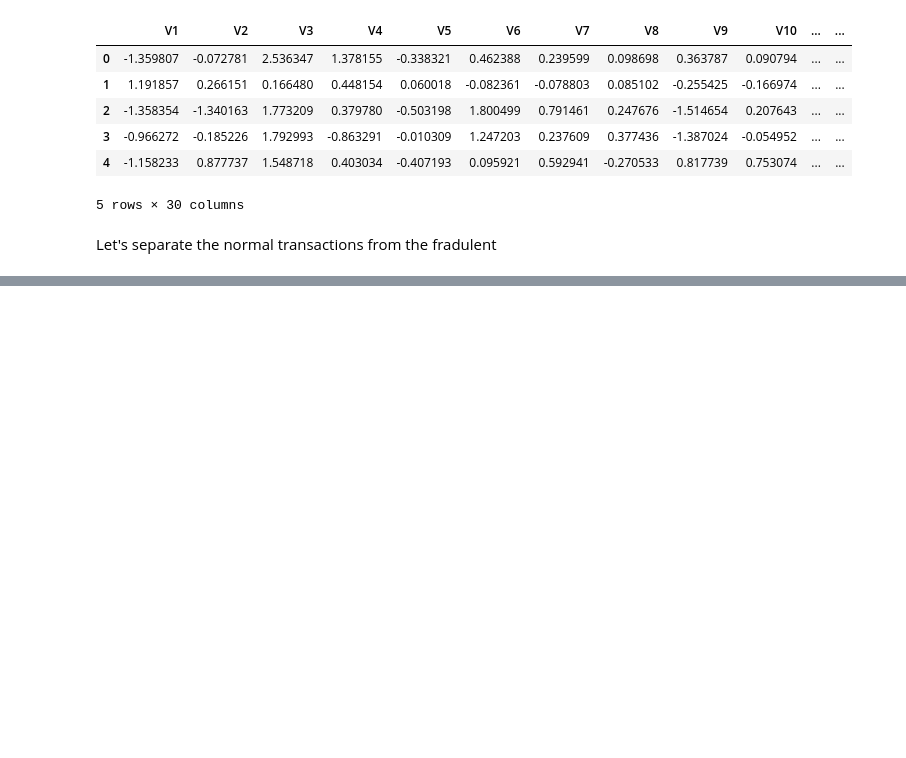
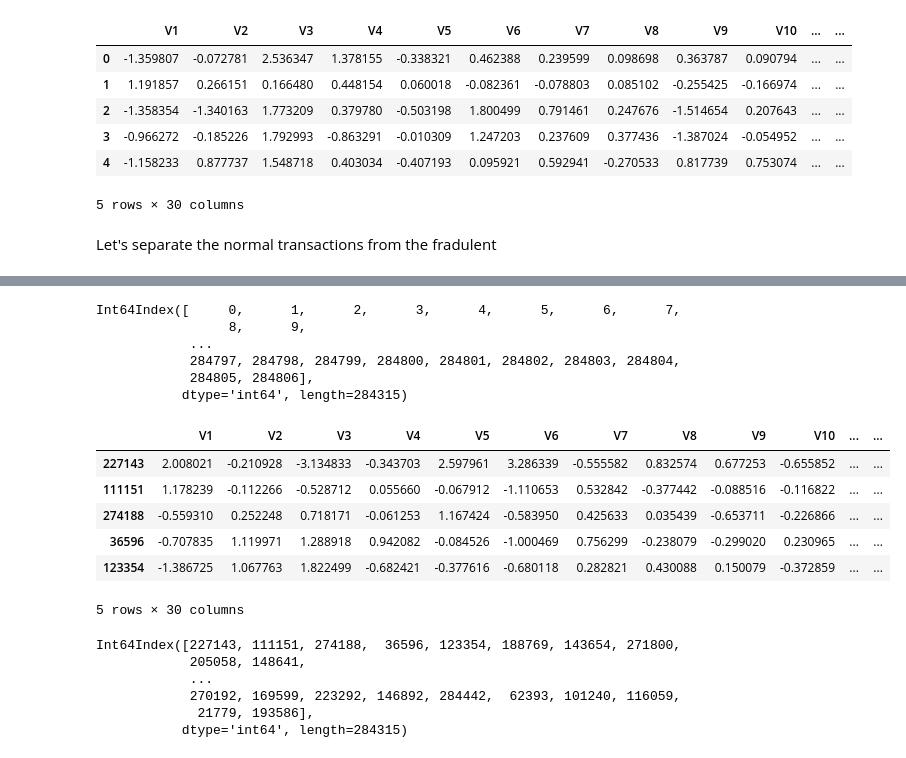
Before and after one commit to sushant2811/CreditCardFraudDetection, a Jupyter notebook: CCFraud-AnomalyDetection.ipynb, the cells around one changed output, grey strips where cells are left out. Drawn from its saved outputs; the diff is of its cells as text; code cells hidden in the pictures; blank space fills up the shorter version.

Commit message:
Splitting the normal data

```diff
--- a/CCFraud-AnomalyDetection.ipynb
+++ b/CCFraud-AnomalyDetection.ipynb
@@ -88,0 +115,30 @@ NormalTransaction = dfMod[dfMod['Class'] == 0]
+# %%
+NormalTransaction.index
+# %% [output]
+Int64Index([     0,      1,      2,      3,      4,      5,      6,      7,
+                 8,      9,
+            ...
+            284797, 284798, 284799, 284800, 284801, 284802, 284803, 284804,
+            284805, 284806],
+           dtype='int64', length=284315)
+# %%
+NormalTransactionShuffled = NormalTransaction.sample(frac = 1)
+# %%
+NormalTransactionShuffled.head()
+# %% [output]
+|  | V1 | V2 | V3 | V4 | V5 | V6 | V7 | V8 | V9 | V10 | ... | ... |
+| 227143 | 2.008021 | -0.210928 | -3.134833 | -0.343703 | 2.597961 | 3.286339 | -0.555582 | 0.832574 | 0.677253 | -0.655852 | ... | ... |
+| 111151 | 1.178239 | -0.112266 | -0.528712 | 0.055660 | -0.067912 | -1.110653 | 0.532842 | -0.377442 | -0.088516 | -0.116822 | ... | ... |
+| 274188 | -0.559310 | 0.252248 | 0.718171 | -0.061253 | 1.167424 | -0.583950 | 0.425633 | 0.035439 | -0.653711 | -0.226866 | ... | ... |
+| 36596 | -0.707835 | 1.119971 | 1.288918 | 0.942082 | -0.084526 | -1.000469 | 0.756299 | -0.238079 | -0.299020 | 0.230965 | ... | ... |
+| 123354 | -1.386725 | 1.067763 | 1.822499 | -0.682421 | -0.377616 | -0.680118 | 0.282821 | 0.430088 | 0.150079 | -0.372859 | ... | ... |
+5 rows × 30 columns
+# %%
+NormalTransactionShuffled.index
+# %% [output]
+Int64Index([227143, 111151, 274188,  36596, 123354, 188769, 143654, 271800,
+            205058, 148641,
+            ...
+            270192, 169599, 223292, 146892, 284442,  62393, 101240, 116059,
+             21779, 193586],
+           dtype='int64', length=284315)
```
Also changed, not shown: parts of 8 cells of this notebook.
